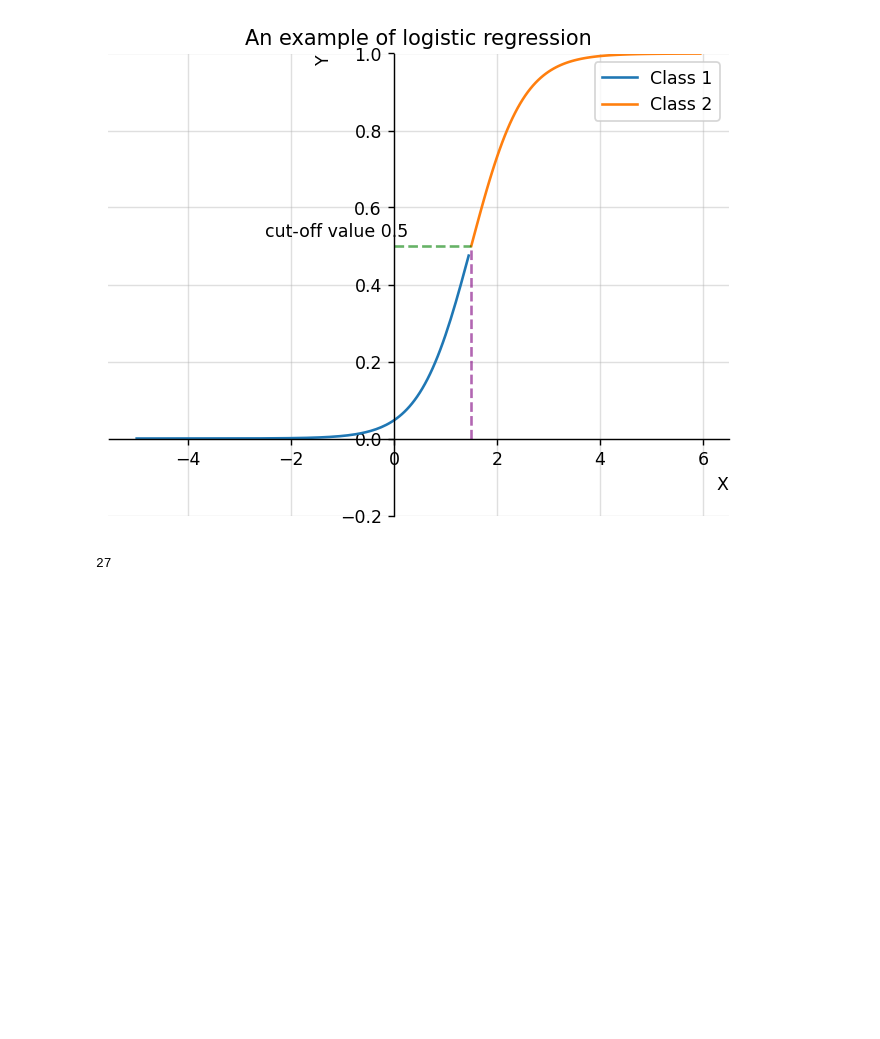
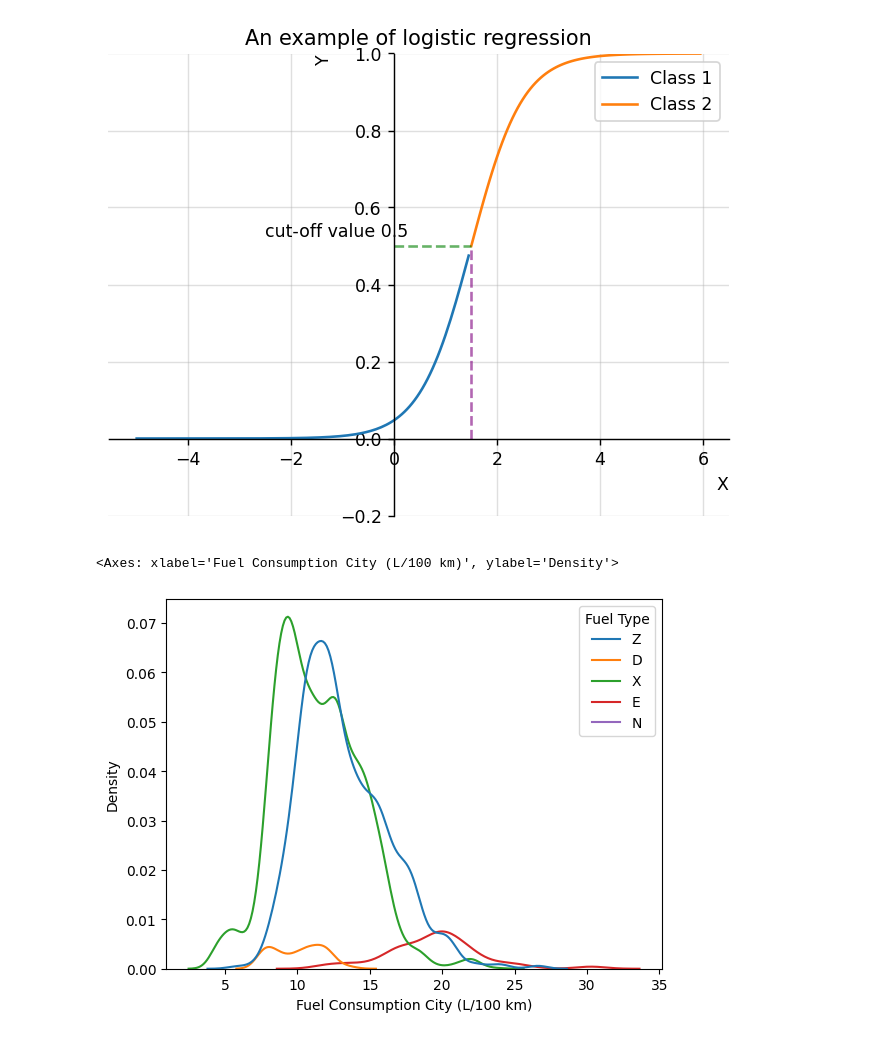
Before and after one commit to Pawel-Tomasz-Nowak/Scientific-collaboration, a Jupyter notebook: EmissionAnalysis/testowanie.ipynb, the cells around one changed output. Saved outputs shown, nothing was run; the diff lists cells and outputs as text; code cells hidden in the pictures; blank space fills up the shorter version.

```diff
--- a/EmissionAnalysis/testowanie.ipynb
+++ b/EmissionAnalysis/testowanie.ipynb
@@ -1243,24 +1243,29 @@ Text(0.5, 1.0, 'An example of logistic regression')
 # %%
 import polars as pl
 import numpy as np
+import seaborn as sns
 
 #The datatype of each feature of the dataframe.
-
+dtypes = { "Make": pl.String,
+            "Model":pl.String,
+            "Vehicle Class":pl.String,
             "Engine Size(L)":pl.Float64,
             "Cylinders":pl.UInt8,
-
+            "Transmission":pl.String,
             "Fuel Type":pl.String,
             "Fuel Consumption City (L/100 km)":pl.Float64,
             "Fuel Consumption Hwy (L/100 km)":pl.Float64,
             "Fuel Consumption Comb (L/100 km)":pl.Float64,
             "Fuel Consumption Comb (mpg)":pl.Float64,
             "CO2 Emissions(g/km)":pl.Float64}
 
 
 df = pl.read_csv(source = "CO2Emission.csv", separator = ';',  decimal_comma = True,
                  schema = dtypes)
 
 
-df.select(pl.col("Transmission")).n_unique()
+
+sns.kdeplot(data = df, x = "Fuel Consumption City (L/100 km)", hue = "Fuel Type")
 # %% [output]
-27
+<Axes: xlabel='Fuel Consumption City (L/100 km)', ylabel='Density'>
+[figure, added]
```
Also changed, not shown: 3 other files.
